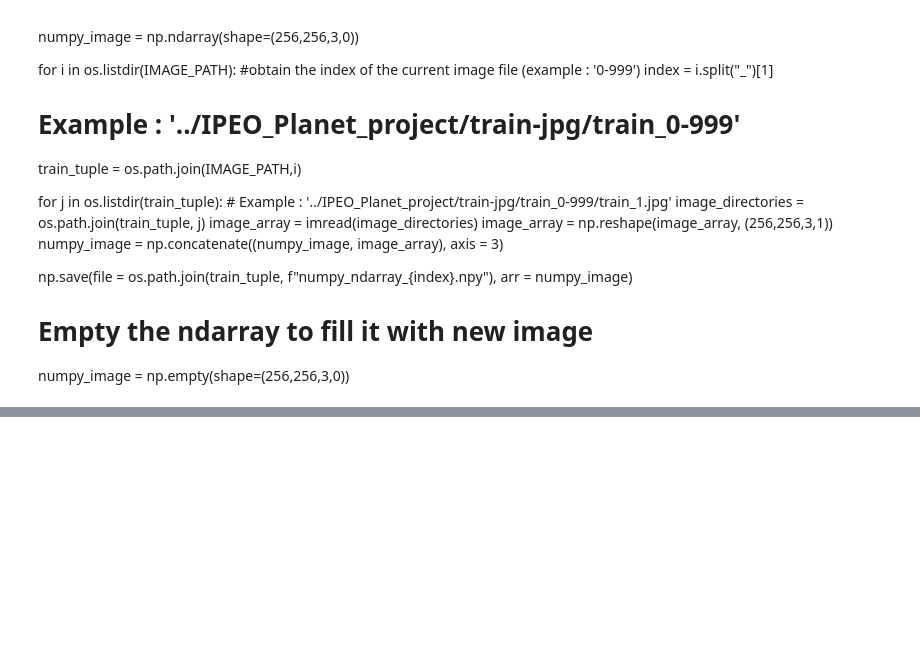
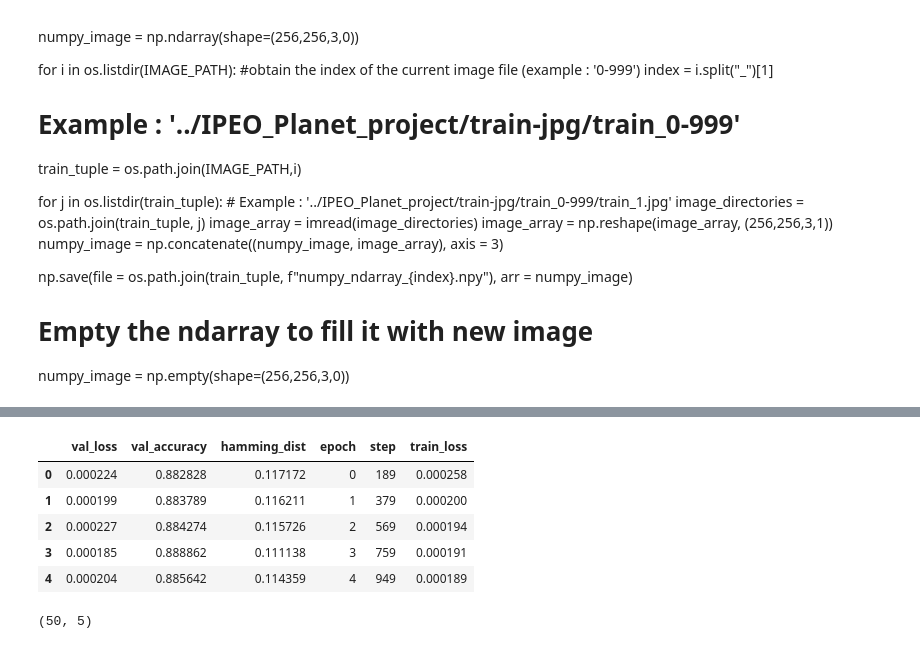
Before and after one commit to louisPoulain/IPEO-Understanding-the-Amazon-from-Space, a Jupyter notebook: create_labels_dataframe.ipynb, the cells around one changed output, grey strips where cells are left out. Cells and saved outputs as stored; diff of their text form; code cells hidden in the pictures; blank space fills up the shorter version.

```diff
--- a/create_labels_dataframe.ipynb
+++ b/create_labels_dataframe.ipynb
@@ -147,0 +171,9 @@ for i in os.listdir(IMAGE_PATH):
+# %%
+log_df.head()
+# %% [output]
+|  | val_loss | val_accuracy | hamming_dist | epoch | step | train_loss |
+| 0 | 0.000224 | 0.882828 | 0.117172 | 0 | 189 | 0.000258 |
+| 1 | 0.000199 | 0.883789 | 0.116211 | 1 | 379 | 0.000200 |
+| 2 | 0.000227 | 0.884274 | 0.115726 | 2 | 569 | 0.000194 |
+| 3 | 0.000185 | 0.888862 | 0.111138 | 3 | 759 | 0.000191 |
+| 4 | 0.000204 | 0.885642 | 0.114359 | 4 | 949 | 0.000189 |
@@ -147,0 +184,4 @@ for i in os.listdir(IMAGE_PATH):
+# %%
+log_df.shape
+# %% [output]
+(50, 5)
```
Also changed, not shown: parts of 11 cells of this notebook.
